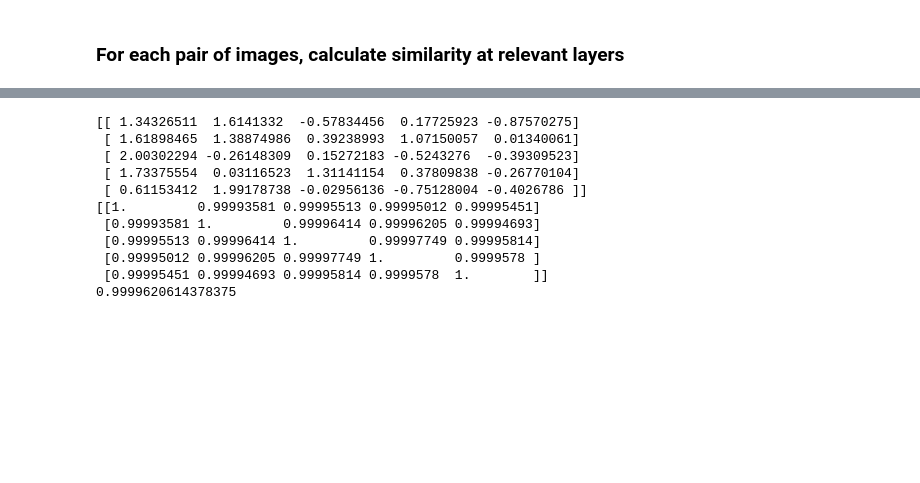
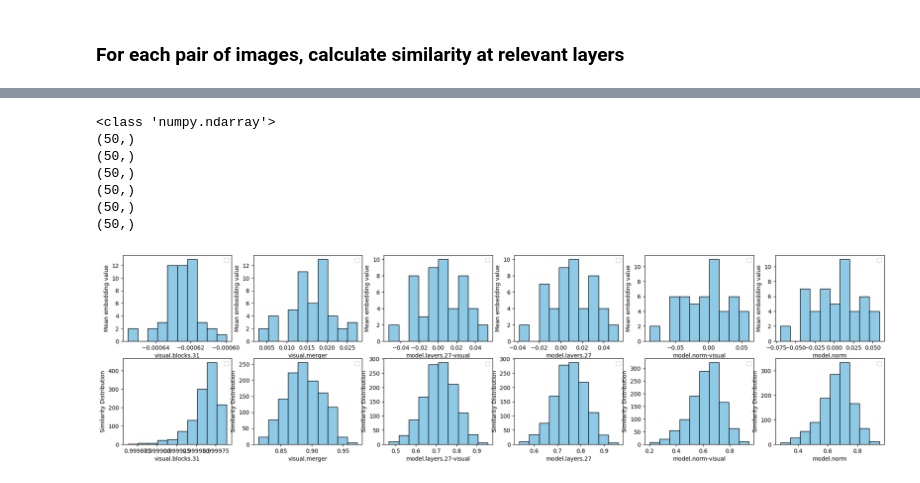
Before and after one commit to allisonchen23/vlm-lens, a Jupyter notebook: notebooks/get_representations.ipynb, the cells around one changed output, grey strips where cells are left out. Cells and saved outputs as stored; diff of their text form; code cells hidden in the pictures; blank space fills up the shorter version.

```diff
--- a/notebooks/get_representations.ipynb
+++ b/notebooks/get_representations.ipynb
@@ -264,36 +239,60 @@ visual.merger (50, 1536)
 model.norm-visual (50, 1536)
 model.norm (50, 1536)
 # %%
-# For each layer
+# For each layer get similarities
 module_similarities = []
-for name, embs in zip(module_names, module_embeddings):
+plot_histograms = True
+if plot_histograms:
+    fig, axes = plt.subplots(nrows=2, ncols=len(module_names), figsize=(4*len(module_names), 6))
+for idx, (name, embs) in enumerate(zip(module_names, module_embeddings)):
+    if name == "visual.blocks.31":
+        print(type(embs))
+        norm = np.linalg.norm(embs, ord=2, axis=1, keepdims=True)
+        # Add epsilon to avoid division by zero
+        norm = np.maximum(norm, 1e-6)
 
+        # Divide the input array by its norm
+        embs = embs / norm
     # Compute similarity with same matrix
     module_sim = db_utils.cosine_similarity_numpy(embs, embs)
     # Assert similarity is symmetric
     assert np.array_equal(module_sim, module_sim.T)
 
-    if name == "visual.blocks.31":
-        print(embs[:5, :5])
-        print(module_sim[:5, :5])
-        print(np.mean(module_sim))
-    # Get Upper Triangular Matrix values (excluding diagonal) and flatten
     n_samples = module_sim.shape[0]
     ut_idxs = np.triu_indices(n_samples, k=1)
     sim_values = module_sim[ut_idxs]
     assert len(sim_values) == n_samples * (n_samples - 1) / 2
     # Store values in list
     module_similarities.append(sim_values)
+
+    if plot_histograms:
+        print(np.mean(embs, axis=1).shape)
+        # mean value of embeddings values
+        fig, axes[0, idx], _ = visualizations.histogram(
+            # sim_values.flatten(),
+            np.mean(embs, axis=1),
+            ylabel="Mean embedding value",
+            xlabel=name,
+            fig=fig,
+            ax=axes[0, idx],
+            show=False)
+
+        # Similarity values
+        fig, axes[1, idx], _ = visualizations.histogram(
+            sim_values.flatten(),
+            ylabel="Similarity Distribution",
+            xlabel=name,
+            fig=fig,
+            ax=axes[1, idx],
+            show=False)
+plt.show()
 # %% [output]
-[[ 1.34326511  1.6141332  -0.57834456  0.17725923 -0.87570275]
- [ 1.61898465  1.38874986  0.39238993  1.07150057  0.01340061]
- [ 2.00302294 -0.26148309  0.15272183 -0.5243276  -0.39309523]
- [ 1.73375554  0.03116523  1.31141154  0.37809838 -0.26770104]
- [ 0.61153412  1.99178738 -0.02956136 -0.75128004 -0.4026786 ]]
-[[1.         0.99993581 0.99995513 0.99995012 0.99995451]
- [0.99993581 1.         0.99996414 0.99996205 0.99994693]
- [0.99995513 0.99996414 1.         0.99997749 0.99995814]
- [0.99995012 0.99996205 0.99997749 1.         0.9999578 ]
- [0.99995451 0.99994693 0.99995814 0.9999578  1.        ]]
-0.9999620614378375
+<class 'numpy.ndarray'>
+(50,)
+(50,)
+(50,)
+(50,)
+(50,)
+(50,)
+[figure, added]
 # %%
```
Also changed, not shown: parts of 15 cells of this notebook, 4 other files.
